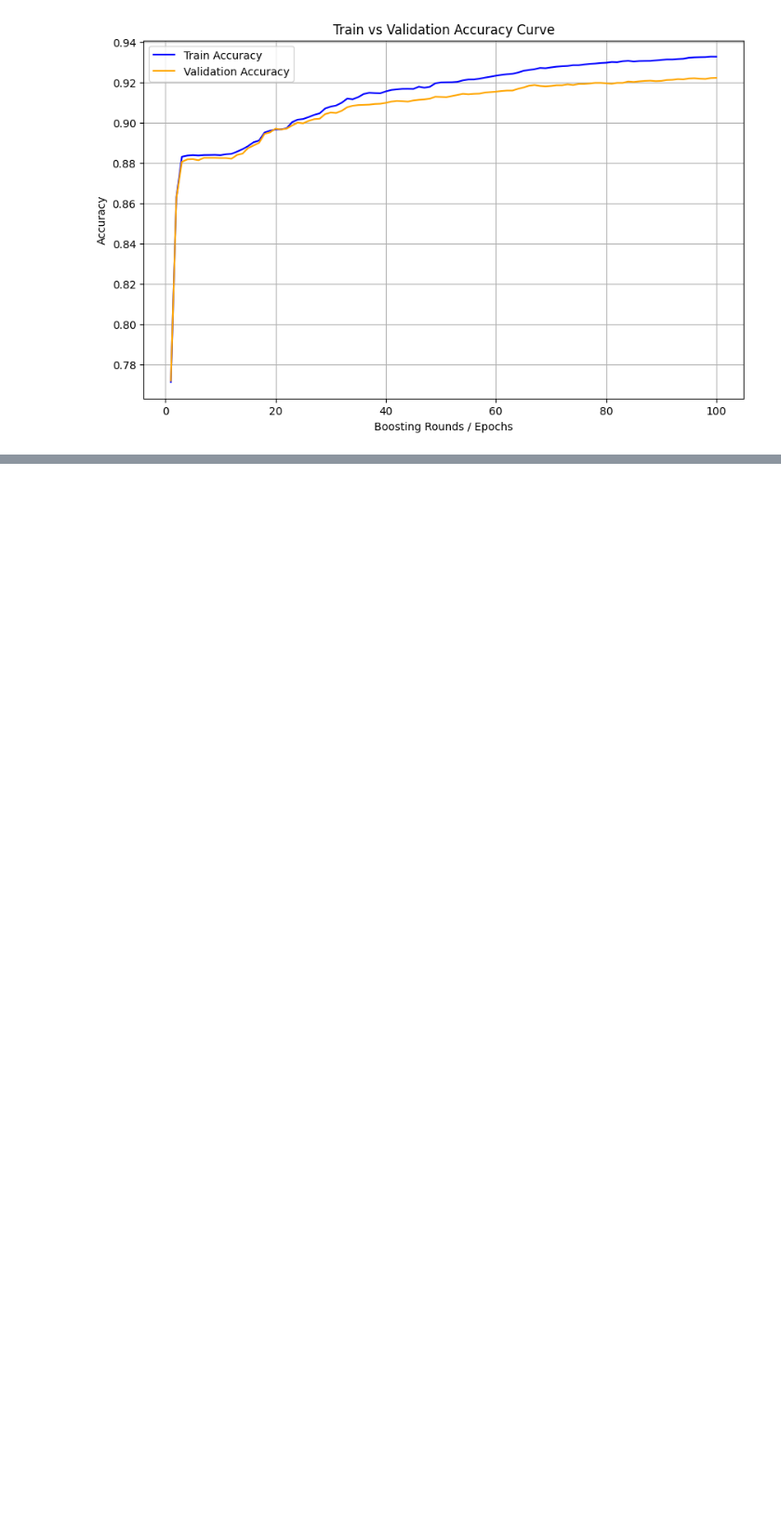
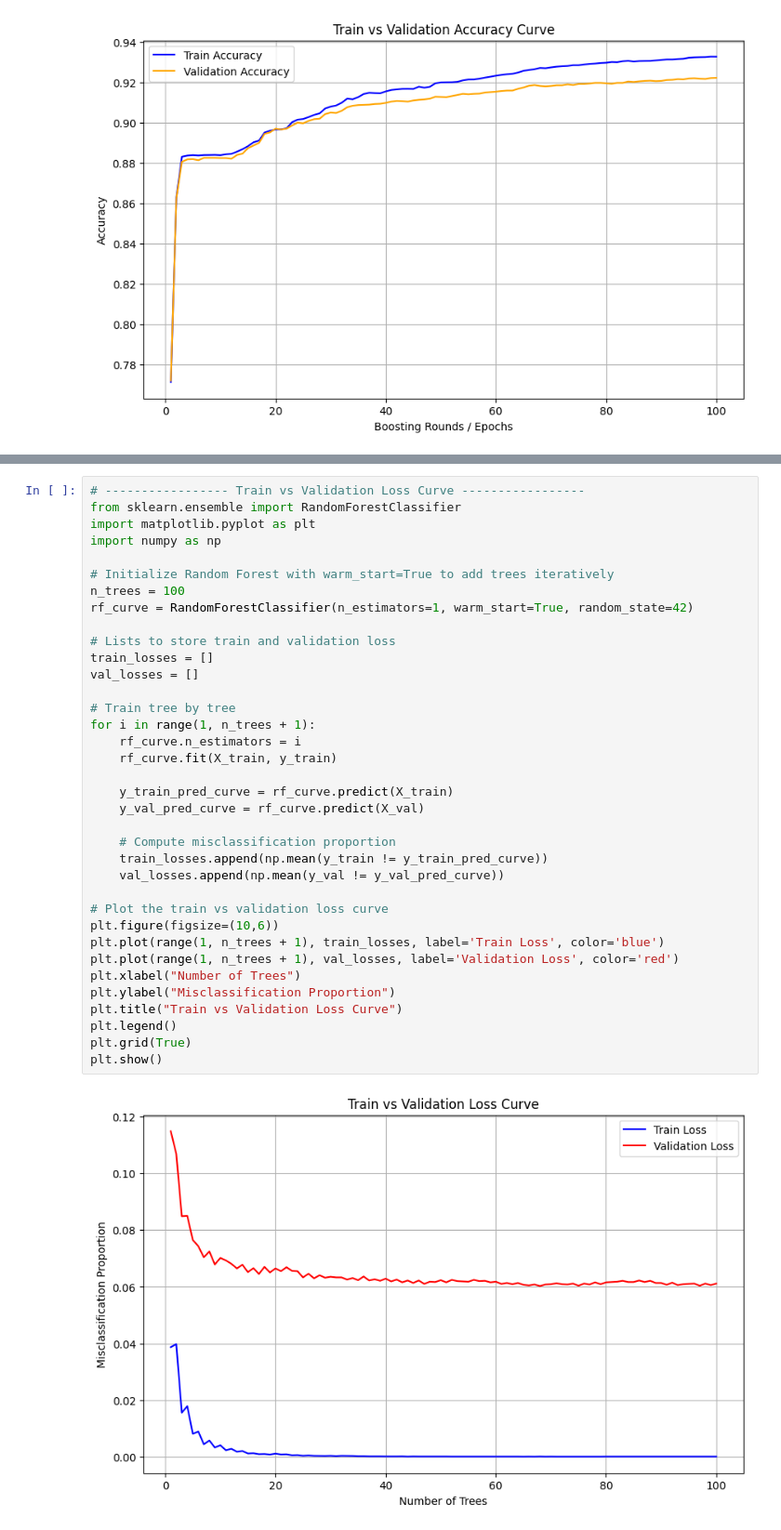
Before and after one commit to surya211099/DetectingPhishingEmail, a Jupyter notebook: DetectPhishingMail.ipynb, the cells around one changed output, grey strips where cells are left out. Shown at 93% size. Saved outputs shown, nothing was run; the diff lists cells and outputs as text; blank space fills up the shorter version.

```diff
--- a/DetectPhishingMail.ipynb
+++ b/DetectPhishingMail.ipynb
@@ -775,0 +876,38 @@ plt.show()
+# %%
+# ----------------- Train vs Validation Loss Curve -----------------
+from sklearn.ensemble import RandomForestClassifier
+import matplotlib.pyplot as plt
+import numpy as np
+
+# Initialize Random Forest with warm_start=True to add trees iteratively
+n_trees = 100
+rf_curve = RandomForestClassifier(n_estimators=1, warm_start=True, random_state=42)
+
+# Lists to store train and validation loss
+train_losses = []
+val_losses = []
+
+# Train tree by tree
+for i in range(1, n_trees + 1):
+    rf_curve.n_estimators = i
+    rf_curve.fit(X_train, y_train)
+
+    y_train_pred_curve = rf_curve.predict(X_train)
+    y_val_pred_curve = rf_curve.predict(X_val)
+
+    # Compute misclassification proportion
+    train_losses.append(np.mean(y_train != y_train_pred_curve))
+    val_losses.append(np.mean(y_val != y_val_pred_curve))
+
+# Plot the train vs validation loss curve
+plt.figure(figsize=(10,6))
+plt.plot(range(1, n_trees + 1), train_losses, label='Train Loss', color='blue')
+plt.plot(range(1, n_trees + 1), val_losses, label='Validation Loss', color='red')
+plt.xlabel("Number of Trees")
+plt.ylabel("Misclassification Proportion")
+plt.title("Train vs Validation Loss Curve")
+plt.legend()
+plt.grid(True)
+plt.show()
+# %% [output]
+[figure, added]
```
Also changed, not shown: parts of 3 cells of this notebook.
